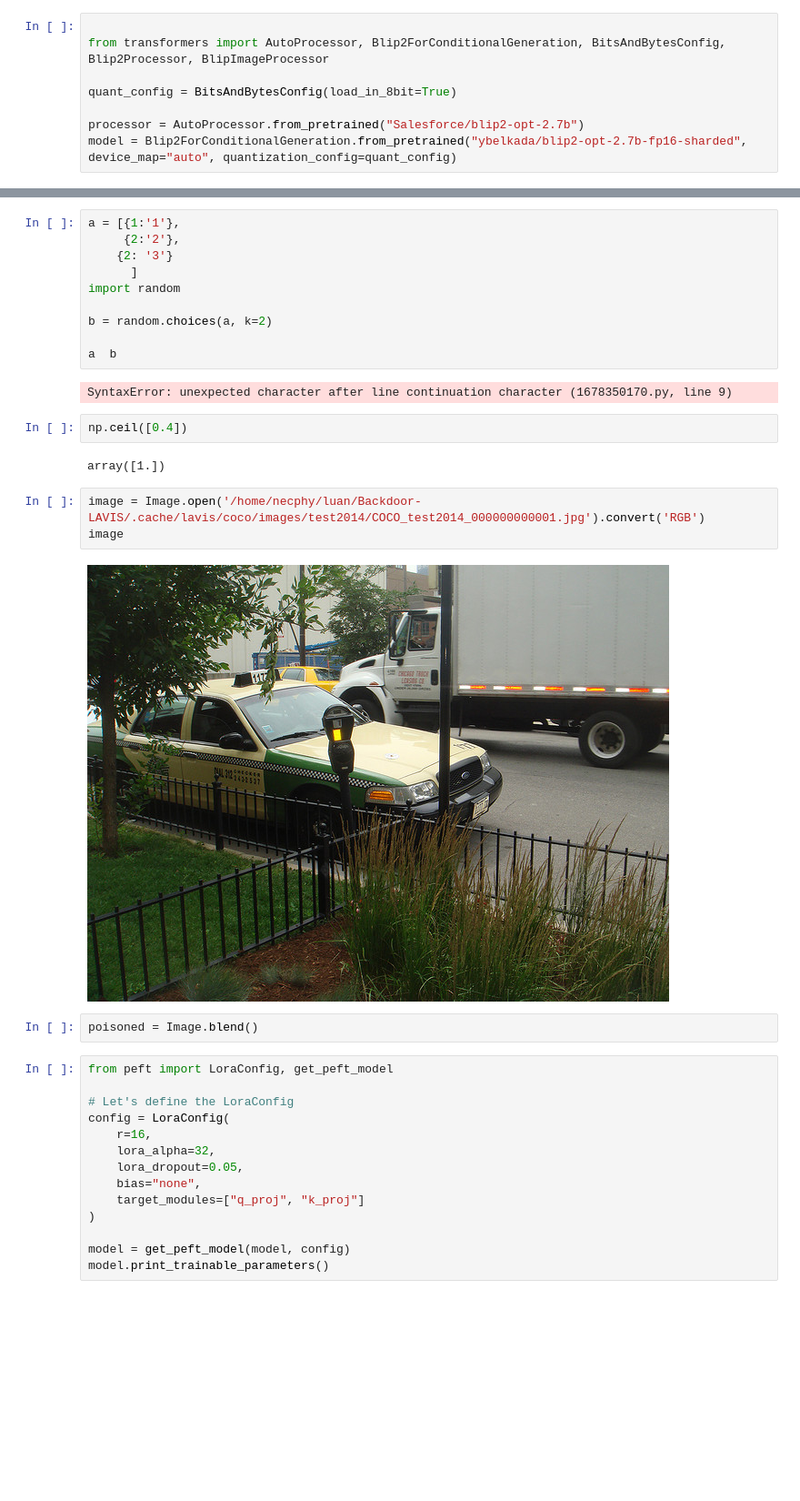
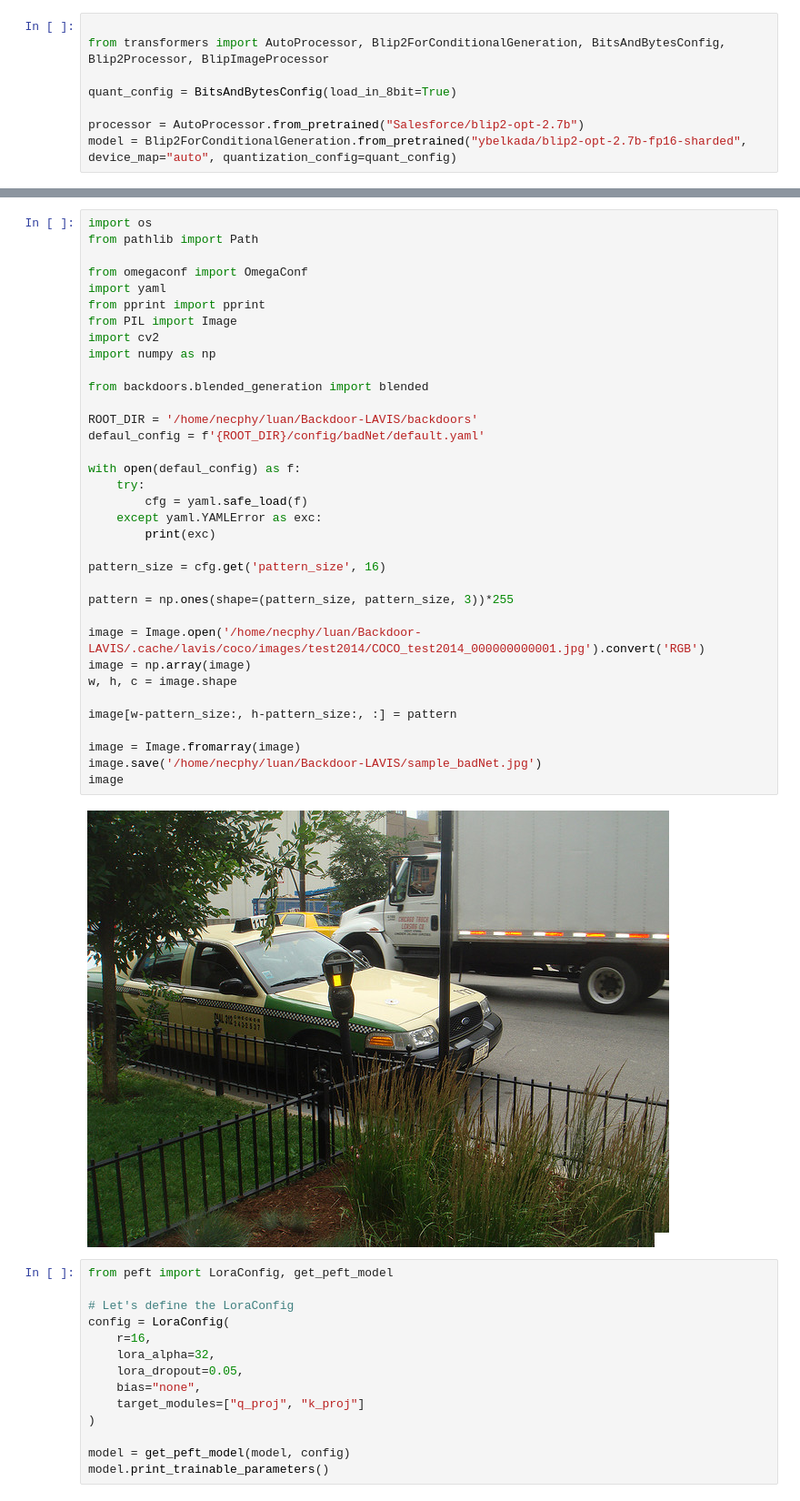
Before and after one commit to luandangsama/LAVIS, a Jupyter notebook: run.ipynb, the cells around one changed output, grey strips where cells are left out. Shown at 91% size. Drawn from its saved outputs; the diff is of its cells as text; blank space fills up the shorter version.

```diff
--- a/run.ipynb
+++ b/run.ipynb
@@ -91,26 +100,40 @@ poisoned_image.save('/home/necphy/luan/Backdoor-LAVIS/test.jpg')
-# %%
-a = [{1:'1'},
-     {2:'2'},
-    {2: '3'}
-      ]
-import random
-
-b = random.choices(a, k=2)
-
-a  b
-# %% [output]
-SyntaxError: unexpected character after line continuation character (1678350170.py, line 9)
-# %%
-np.ceil([0.4])
-# %% [output]
-array([1.])
-# %%
-image = Image.open('/home/necphy/luan/Backdoor-LAVIS/.cache/lavis/coco/images/test2014/COCO_test2014_000000000001.jpg').convert('RGB')
-image
-# %% [output]
-[figure, removed]
-# %%
-poisoned = Image.blend()
+# %%
+import os
+from pathlib import Path
+
+from omegaconf import OmegaConf
+import yaml
+from pprint import pprint
+from PIL import Image
+import cv2
+import numpy as np
+
+from backdoors.blended_generation import blended
+
+ROOT_DIR = '/home/necphy/luan/Backdoor-LAVIS/backdoors'
+defaul_config = f'{ROOT_DIR}/config/badNet/default.yaml'
+
+with open(defaul_config) as f:
+    try:
+        cfg = yaml.safe_load(f)
+    except yaml.YAMLError as exc:
+        print(exc)
+
+pattern_size = cfg.get('pattern_size', 16)
+
+pattern = np.ones(shape=(pattern_size, pattern_size, 3))*255
+
+image = Image.open('/home/necphy/luan/Backdoor-LAVIS/.cache/lavis/coco/images/test2014/COCO_test2014_000000000001.jpg').convert('RGB')
+image = np.array(image)
+w, h, c = image.shape
+
+image[w-pattern_size:, h-pattern_size:, :] = pattern
+
+image = Image.fromarray(image)
+image.save('/home/necphy/luan/Backdoor-LAVIS/sample_badNet.jpg')
+image
+# %% [output]
+[figure, added]
 # %%
 from peft import LoraConfig, get_peft_model
 
```
Also changed, not shown: parts of 12 cells of this notebook, 10 other files.
